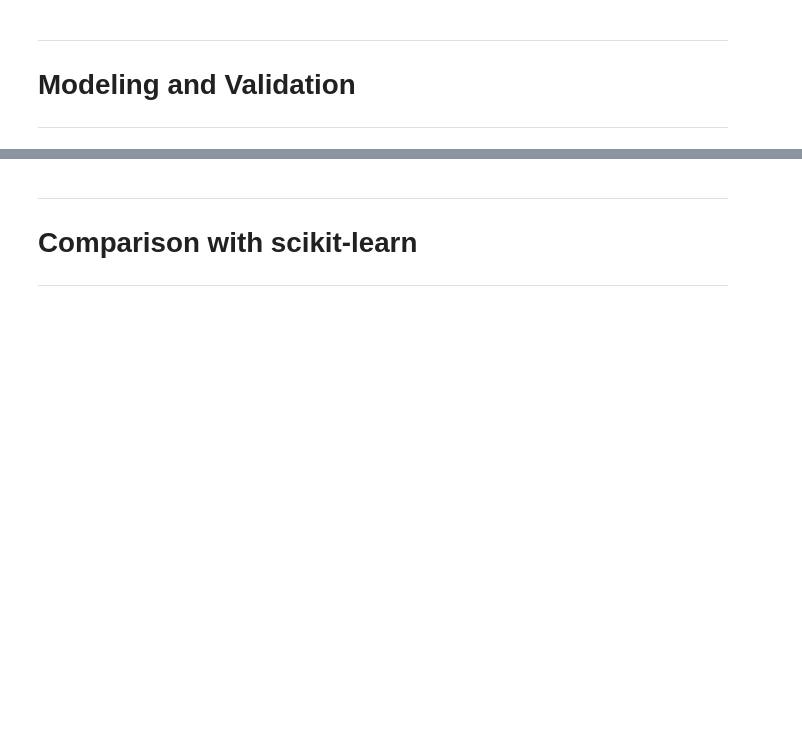
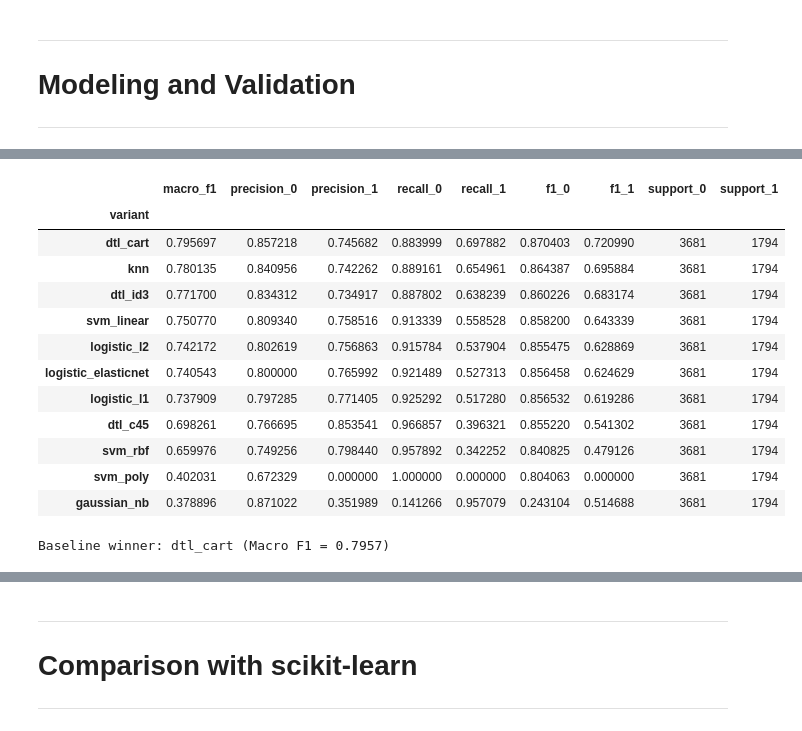
Before and after one commit to parkuskus/IF3170_G03_FiveAgents, a Jupyter notebook: notebooks/Notebook_FiveAgents_Tugas_Besar_2_IF3170_Inteligensi_Artifisial_2026_2027.ipynb, the cells around one changed output, grey strips where cells are left out. Saved outputs shown, nothing was run; the diff lists cells and outputs as text; code cells hidden in the pictures; blank space fills up the shorter version.

```diff
--- a/notebooks/Notebook_FiveAgents_Tugas_Besar_2_IF3170_Inteligensi_Artifisial_2026_2027.ipynb
+++ b/notebooks/Notebook_FiveAgents_Tugas_Besar_2_IF3170_Inteligensi_Artifisial_2026_2027.ipynb
@@ -188,4 +652,12 @@ This part covers repeated records.
 
 This part covers values far from the rest of the data.
 # %%
-# Write your code here
+numeric_columns_raw = X_train_raw.select_dtypes(include='number').columns.tolist()
+quantiles = X_train_raw[numeric_columns_raw].quantile([0.25, 0.75])
+iqr = quantiles.loc[0.75] - quantiles.loc[0.25]
+lower = quantiles.loc[0.25] - 1.5 * iqr
+upper = quantiles.loc[0.75] + 1.5 * iqr
+outlier_counts = ((X_train_raw[numeric_columns_raw] < lower) | (X_train_raw[numeric_columns_raw] > upper)).sum()
+outlier_summary = pd.DataFrame({'iqr_outliers': outlier_counts, 'lower_bound': lower, 'upper_bound': upper})
+display(outlier_summary.loc[outlier_summary['iqr_outliers'] > 0].sort_values('iqr_outliers', ascending=False))
+print('Outliers are reported only; no rows are removed and no values are clipped.')
@@ -300,5 +1314,73 @@ This part compares the validation results of all models.
 # %%
-# Write your code here
+def validation_metrics(y_true, predictions):
+    predictions = np.asarray(predictions)
+    if predictions.shape != y_true.shape or not np.isin(predictions, [0, 1]).all():
+        raise ValueError('One binary prediction is required per validation row.')
+
+    precision, recall, f1, support = precision_recall_fscore_support(
+        y_true, predictions, labels=[0, 1], zero_division=0
+    )
+    macro_f1 = f1_score(
+        y_true, predictions, labels=[0, 1], average='macro', zero_division=0
+    )
+    return {
+        'macro_f1': macro_f1,
+        'precision_0': precision[0],
+        'precision_1': precision[1],
+        'recall_0': recall[0],
+        'recall_1': recall[1],
+        'f1_0': f1[0],
+        'f1_1': f1[1],
+        'support_0': support[0],
+        'support_1': support[1],
+    }
+
+
+scratch_results = []
+validation_predictions = {}
+scratch_confusions = {}
+with threadpool_limits(limits=2):
+    for name, build_model in baseline_factories.items():
+        model = build_model()
+        X_train = X_train_raw if name.startswith('dtl_') else X_train_baseline
+        X_valid = X_val_raw if name.startswith('dtl_') else X_val_baseline
+        model.fit(X_train, y_train)
+        predictions = model.predict(X_valid)
+
+        validation_predictions[name] = predictions
+        scratch_confusions[name] = confusion_matrix(
+            y_val, predictions, labels=[0, 1]
+        )
+        scratch_results.append({
+            'variant': name,
+            **validation_metrics(y_val, predictions),
+        })
+
+scratch_scores = pd.DataFrame(scratch_results).set_index('variant')
+scratch_scores = scratch_scores.sort_index().sort_values(
+    'macro_f1', ascending=False, kind='stable'
+)
+winner_name = scratch_scores.index[0]
+display(scratch_scores)
+print(
+    f'Baseline winner: {winner_name} '
+    f'(Macro F1 = {scratch_scores.loc[winner_name, "macro_f1"]:.4f})'
+)
+# %% [output]
+|  | macro_f1 | precision_0 | precision_1 | recall_0 | recall_1 | f1_0 | f1_1 | support_0 | support_1 |
+| variant |  |  |  |  |  |  |  |  |  |
+| dtl_cart | 0.795697 | 0.857218 | 0.745682 | 0.883999 | 0.697882 | 0.870403 | 0.720990 | 3681 | 1794 |
+| knn | 0.780135 | 0.840956 | 0.742262 | 0.889161 | 0.654961 | 0.864387 | 0.695884 | 3681 | 1794 |
+| dtl_id3 | 0.771700 | 0.834312 | 0.734917 | 0.887802 | 0.638239 | 0.860226 | 0.683174 | 3681 | 1794 |
+| svm_linear | 0.750770 | 0.809340 | 0.758516 | 0.913339 | 0.558528 | 0.858200 | 0.643339 | 3681 | 1794 |
+| logistic_l2 | 0.742172 | 0.802619 | 0.756863 | 0.915784 | 0.537904 | 0.855475 | 0.628869 | 3681 | 1794 |
+| logistic_elasticnet | 0.740543 | 0.800000 | 0.765992 | 0.921489 | 0.527313 | 0.856458 | 0.624629 | 3681 | 1794 |
+| logistic_l1 | 0.737909 | 0.797285 | 0.771405 | 0.925292 | 0.517280 | 0.856532 | 0.619286 | 3681 | 1794 |
+| dtl_c45 | 0.698261 | 0.766695 | 0.853541 | 0.966857 | 0.396321 | 0.855220 | 0.541302 | 3681 | 1794 |
+| svm_rbf | 0.659976 | 0.749256 | 0.798440 | 0.957892 | 0.342252 | 0.840825 | 0.479126 | 3681 | 1794 |
+| svm_poly | 0.402031 | 0.672329 | 0.000000 | 1.000000 | 0.000000 | 0.804063 | 0.000000 | 3681 | 1794 |
+| gaussian_nb | 0.378896 | 0.871022 | 0.351989 | 0.141266 | 0.957079 | 0.243104 | 0.514688 | 3681 | 1794 |
+Baseline winner: dtl_cart (Macro F1 = 0.7957)
 # %% [markdown]
 ## Improvements (Optional)
 
```
Also changed, not shown: parts of 85 cells of this notebook, 12 other files.
